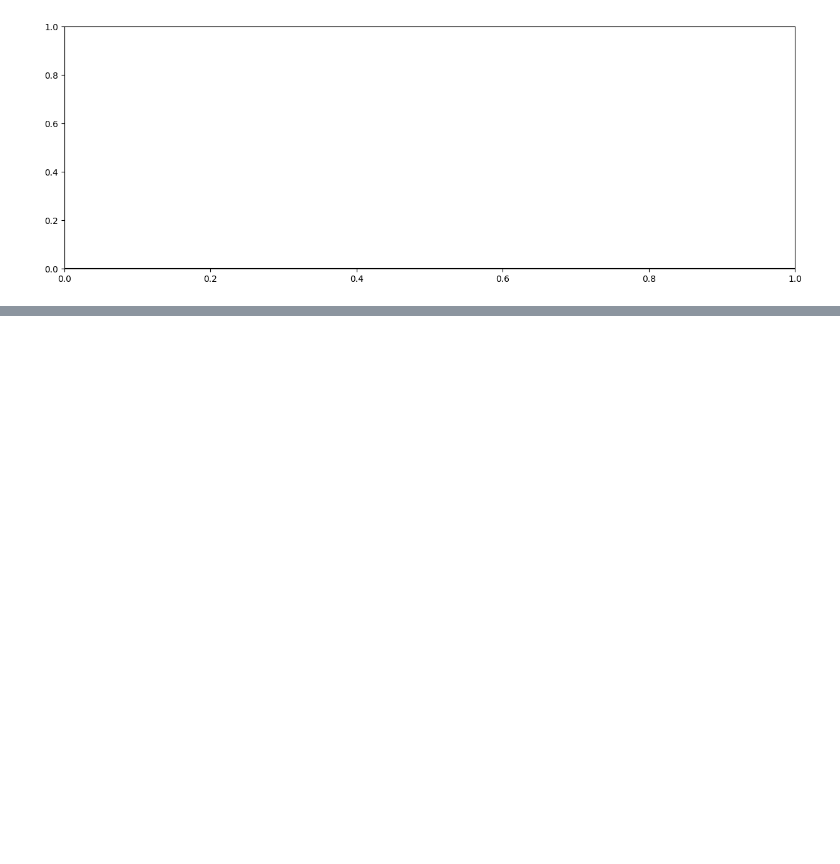
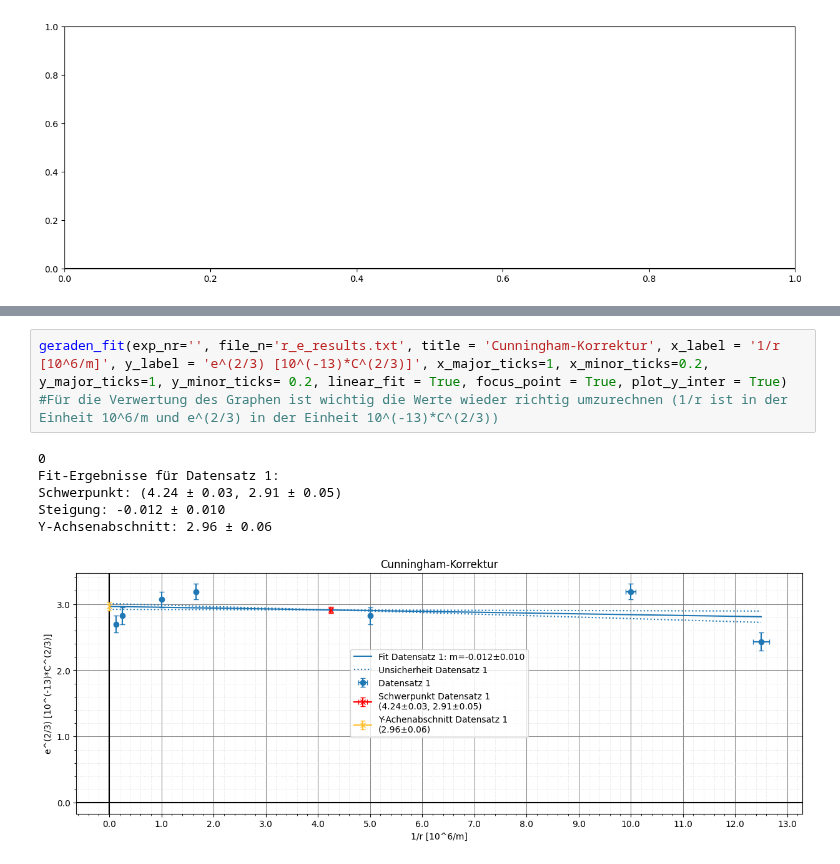
Before and after one commit to Patrixon0/data-analysis-plotting-tool, a Jupyter notebook: P2/Jannis_Dejan/242/242_Mill/242_c_main.ipynb, the cells around one changed output, grey strips where cells are left out. Saved outputs shown, nothing was run; the diff lists cells and outputs as text; blank space fills up the shorter version.

Commit message:
Cunningham-Korrektur zugefügt(242.i)

```diff
--- a/P2/Jannis_Dejan/242/242_Mill/242_c_main.ipynb
+++ b/P2/Jannis_Dejan/242/242_Mill/242_c_main.ipynb
@@ -394,0 +427,10 @@ UnboundLocalError: cannot access local variable 'x_val_limited' where it is not
+# %%
+geraden_fit(exp_nr='', file_n='r_e_results.txt', title = 'Cunningham-Korrektur', x_label = '1/r [10^6/m]', y_label = 'e^(2/3) [10^(-13)*C^(2/3)]', x_major_ticks=1, x_minor_ticks=0.2, y_major_ticks=1, y_minor_ticks= 0.2, linear_fit = True, focus_point = True, plot_y_inter = True)
+#Für die Verwertung des Graphen ist wichtig die Werte wieder richtig umzurechnen (1/r ist in der Einheit 10^6/m und e^(2/3) in der Einheit 10^(-13)*C^(2/3))
+# %% [output]
+0
+Fit-Ergebnisse für Datensatz 1:
+Schwerpunkt: (4.24 ± 0.03, 2.91 ± 0.05)
+Steigung: -0.012 ± 0.010
+Y-Achsenabschnitt: 2.96 ± 0.06
+[figure, added]
```
Also changed, not shown: parts of 2 cells of this notebook.
